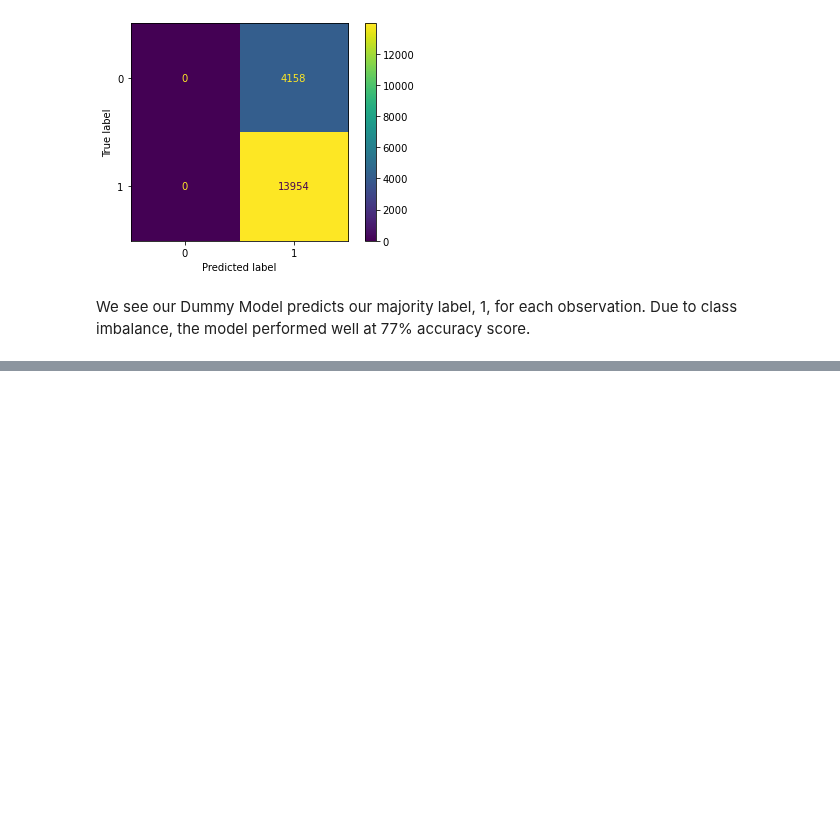
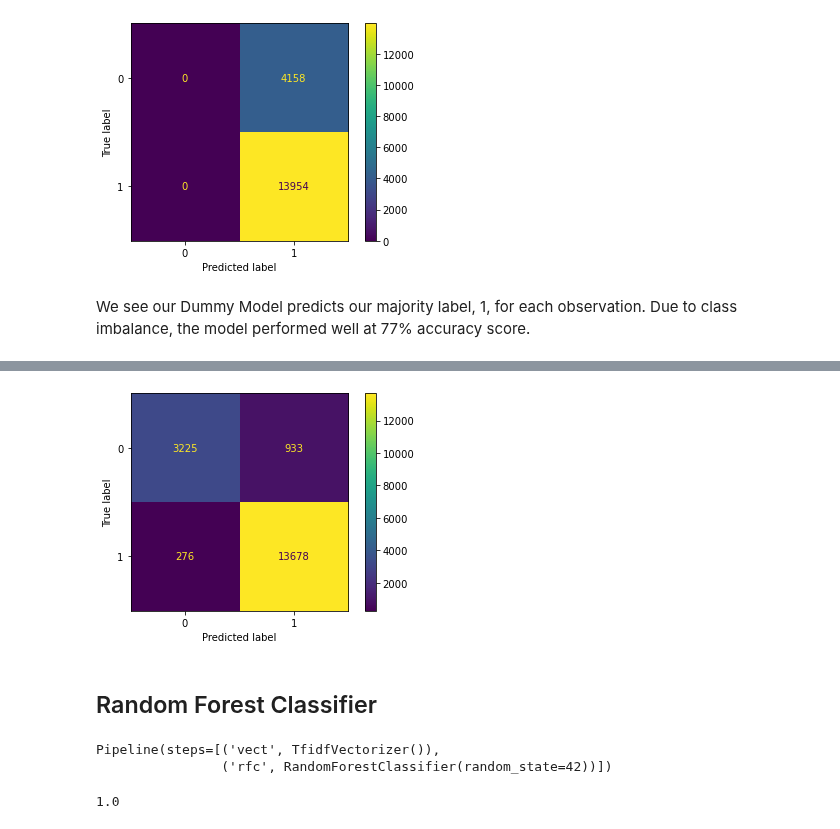
Before and after one commit to jlc0512/Utilizing-E-Commerce-Reviews-to-Predict-Comment-Sentiments, a Jupyter notebook: final_model_tuning.ipynb, the cells around one changed output, grey strips where cells are left out. Cells and saved outputs as stored; diff of their text form; code cells hidden in the pictures; blank space fills up the shorter version.

```diff
--- a/final_model_tuning.ipynb
+++ b/final_model_tuning.ipynb
@@ -234,0 +741,6 @@ We see our Dummy Model predicts our majority label, 1, for each observation. Due
+# %%
+# Instantiate our default XGB pipeline
+XGB_pipe = ImPipeline(steps=[('vect', TfidfVectorizer()),
+                             ('XGB', XGBClassifier())])
+# %%
+XGB_pipe.fit(X_train, y_train)
@@ -234,0 +849,6 @@ We see our Dummy Model predicts our majority label, 1, for each observation. Due
+# %%
+# Instantiate our XGB2 pipeline
+XGB2_pipe = ImPipeline(steps=[('vect', TfidfVectorizer(ngram_range=(1,2))),
+                             ('XGB', XGBClassifier(gamma=.2, learning_rate=.2, max_depth=10, min_child_weight=5, subsample=.75))])
+# %%
+XGB2_pipe.fit(X_train, y_train)
@@ -234,0 +886,6 @@ We see our Dummy Model predicts our majority label, 1, for each observation. Due
+# %%
+plot_confusion_matrix(XGB2_pipe, X_train, y_train);
+# %% [output]
+[figure, added]
+# %% [markdown]
+## Random Forest Classifier
@@ -234,0 +896,11 @@ We see our Dummy Model predicts our majority label, 1, for each observation. Due
+# %%
+# Fit our random forest classifier to the training data
+rfc_pipe.fit(X_train, y_train)
+# %% [output]
+Pipeline(steps=[('vect', TfidfVectorizer()),
+                ('rfc', RandomForestClassifier(random_state=42))])
+# %%
+# Calculate initial accuracy score of random forest with default hyperparameters
+rfc_pipe.score(X_train, y_train)
+# %% [output]
+1.0
```
Also changed, not shown: parts of 114 cells of this notebook, 3 other files.
